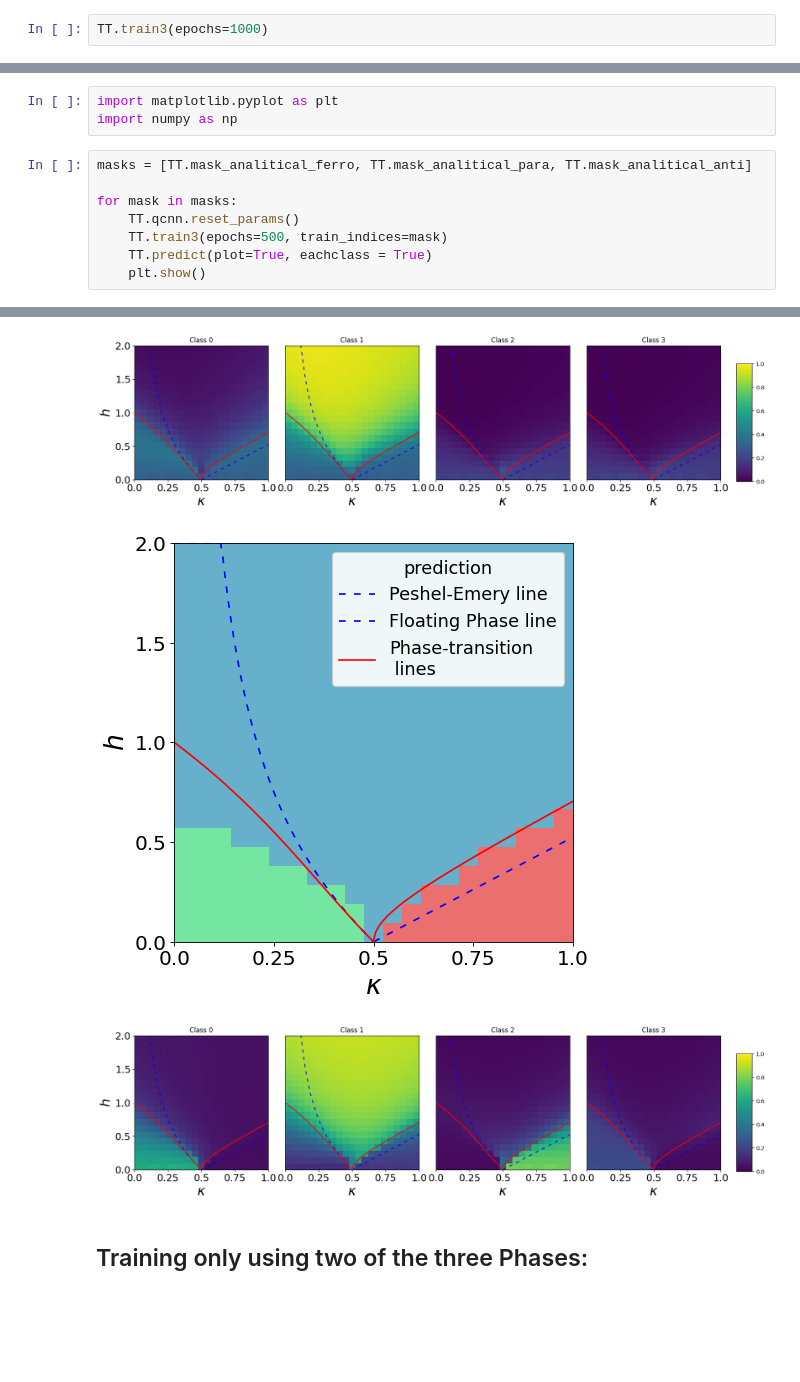
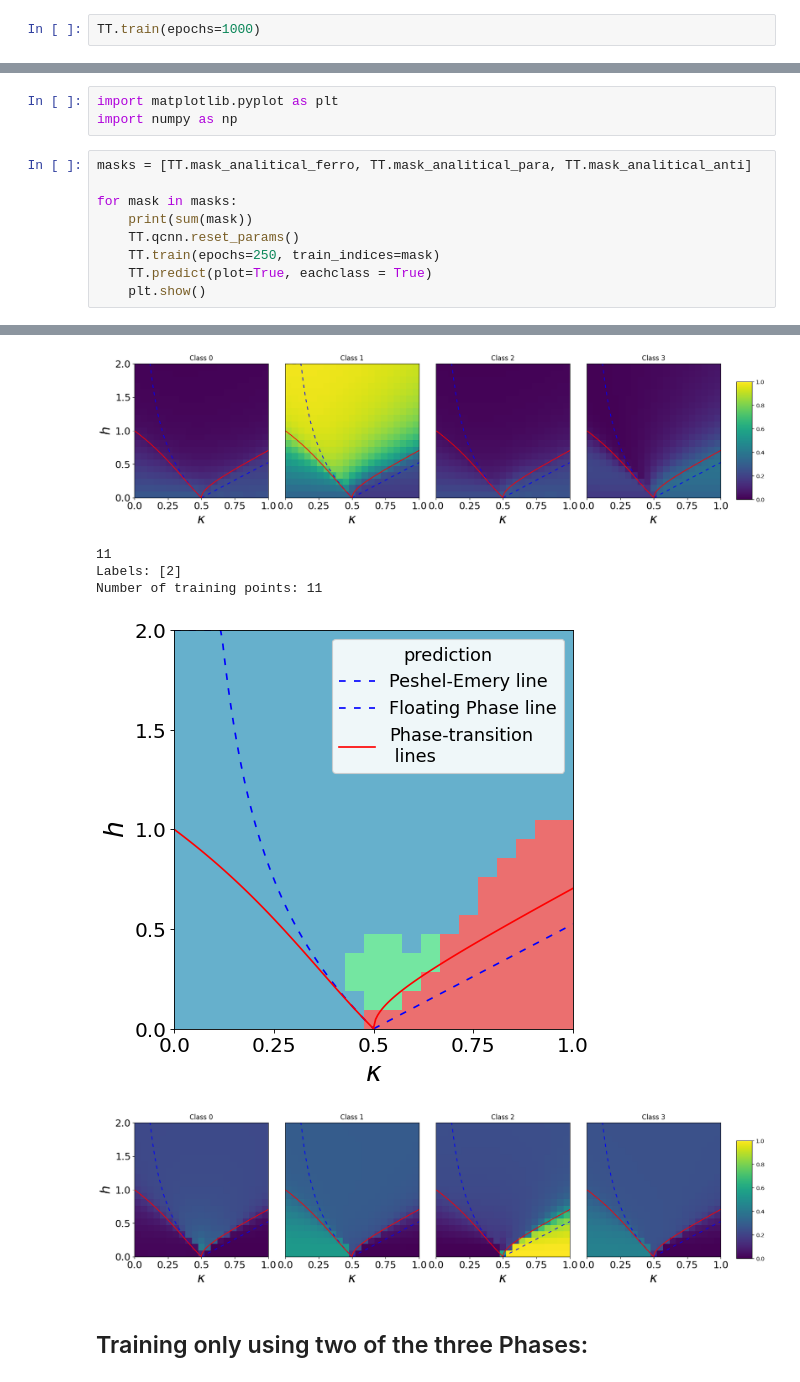
Before and after one commit to SaverioMonaco/ANNNI2, a Jupyter notebook: notebooks/test.ipynb, the cells around one changed output, grey strips where cells are left out. Drawn from its saved outputs; the diff is of its cells as text; blank space fills up the shorter version.

```diff
--- a/notebooks/test.ipynb
+++ b/notebooks/test.ipynb
@@ -5,4 +5,4 @@ import ANNNIstates as ANNNI
 # %%
 TT = ANNNI.mps(gpu=True)
 # %%
-TT.train3(epochs=1000)
+TT.train(epochs=1000)
@@ -20,8 +23,9 @@ import numpy as np
 masks = [TT.mask_analitical_ferro, TT.mask_analitical_para, TT.mask_analitical_anti]
 
 for mask in masks:
+    print(sum(mask))
     TT.qcnn.reset_params()
-    TT.train3(epochs=500, train_indices=mask)
+    TT.train(epochs=250, train_indices=mask)
     TT.predict(plot=True, eachclass = True)
     plt.show()
 # %% [output]
@@ -31,6 +41,9 @@ for mask in masks:
-[figure, old version]
+[figure, new version]
+11
+Labels: [2]
+Number of training points: 11
-[figure, old version]
+[figure, new version]
-[figure, old version]
+[figure, new version]
 # %% [markdown]
 ## Training only using two of the three Phases:
 # %%
```
Also changed, not shown: parts of 5 cells of this notebook, 1 other file.
